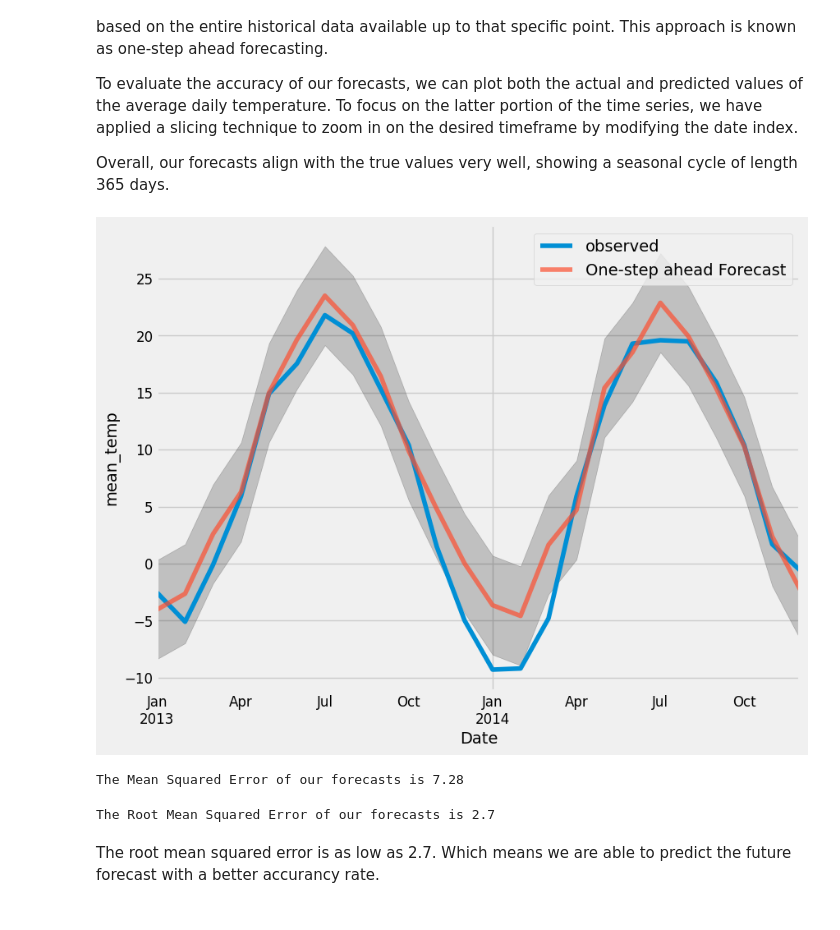
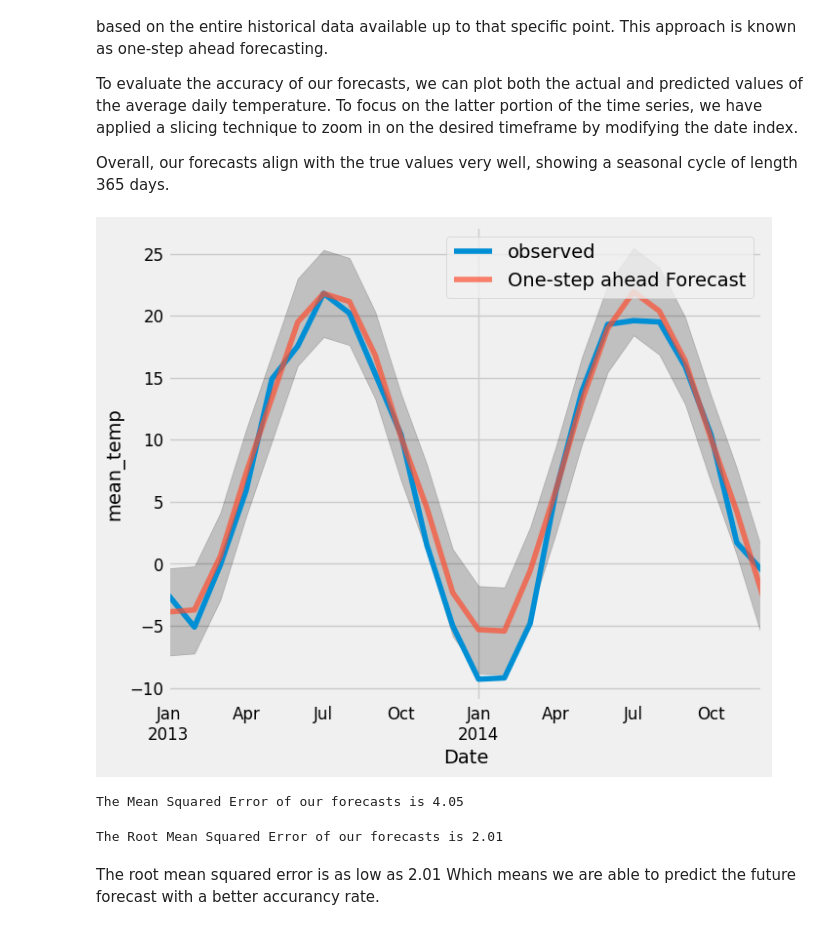
Before and after one commit to MoneyGeng/Weather-Forecasting-with-Machine-Learning, a Jupyter notebook: SQL_ETL.ipynb, the cells around one changed output. Cells and saved outputs as stored; diff of their text form; code cells hidden in the pictures.

```diff
--- a/SQL_ETL.ipynb
+++ b/SQL_ETL.ipynb
@@ -461,7 +489,7 @@ Running a model diagnostic to investigate any outliners in the dataset. In the n
 try:
     mod = sm.tsa.statespace.SARIMAX(y,
                                     order=(1, 1, 1),
-                                    seasonal_order=(1, 1, 0, 12),
+                                    seasonal_order=(1, 1, 1, 12),
                                     enforce_stationarity=False,
                                     enforce_invertibility=False)
     results = mod.fit()
@@ -496,30 +525,30 @@ Overall, our forecasts align with the true values very well, showing a seasonal
 # %%
 pred = results.get_prediction(start=pd.to_datetime('2013-01-01'), dynamic=False)
 pred_ci = pred.conf_int()
 ax = y['2013':].plot(label='observed')
-pred.predicted_mean.plot(ax=ax, label='One-step ahead Forecast', alpha=.7, figsize=(9, 7))
+pred.predicted_mean.plot(ax=ax, label='One-step ahead Forecast', alpha=.7, figsize=(7, 6))
 ax.fill_between(pred_ci.index,
                 pred_ci.iloc[:, 0],
                 pred_ci.iloc[:, 1], color='k', alpha=.2)
 ax.set_xlabel('Date')
 ax.set_ylabel('mean_temp')
 plt.legend()
 plt.show()
 # %% [output]
-[figure, old version]
+[figure, new version]
 # %%
 y_forecasted = pred.predicted_mean
 y_truth = y['2013-01-01':]
 mse = ((y_forecasted - y_truth) ** 2).mean()
 print('The Mean Squared Error of our forecasts is {}'.format(round(mse, 2)))
 # %% [output]
-The Mean Squared Error of our forecasts is 7.28
+The Mean Squared Error of our forecasts is 4.05
 # %%
 print('The Root Mean Squared Error of our forecasts is {}'.format(round(np.sqrt(mse), 2)))
 # %% [output]
-The Root Mean Squared Error of our forecasts is 2.7
+The Root Mean Squared Error of our forecasts is 2.01
 # %% [markdown]
-The root mean squared error is as low as 2.7. Which means we are able to predict the future forecast with a better accurancy rate.
+The root mean squared error is as low as 2.01 Which means we are able to predict the future forecast with a better accurancy rate.
 # %%
 pred_uc = results.get_forecast(steps=100)
 pred_ci = pred_uc.conf_int()
```
Also changed, not shown: parts of 7 cells of this notebook.
